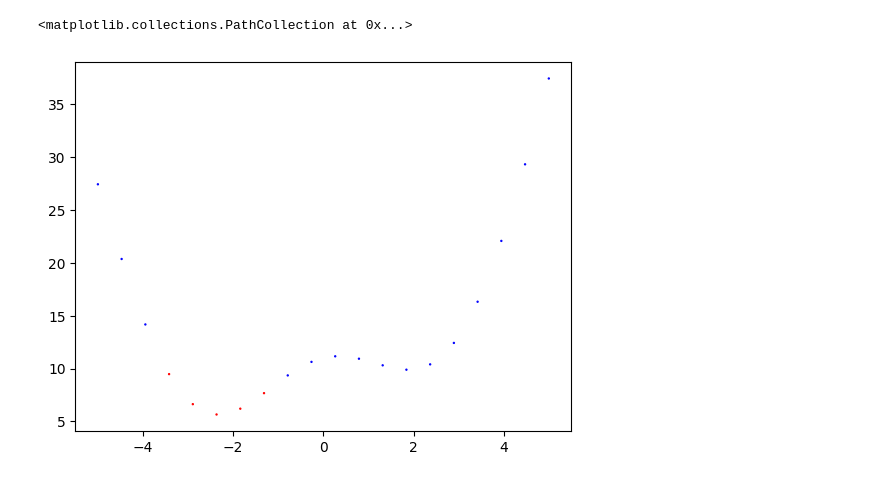
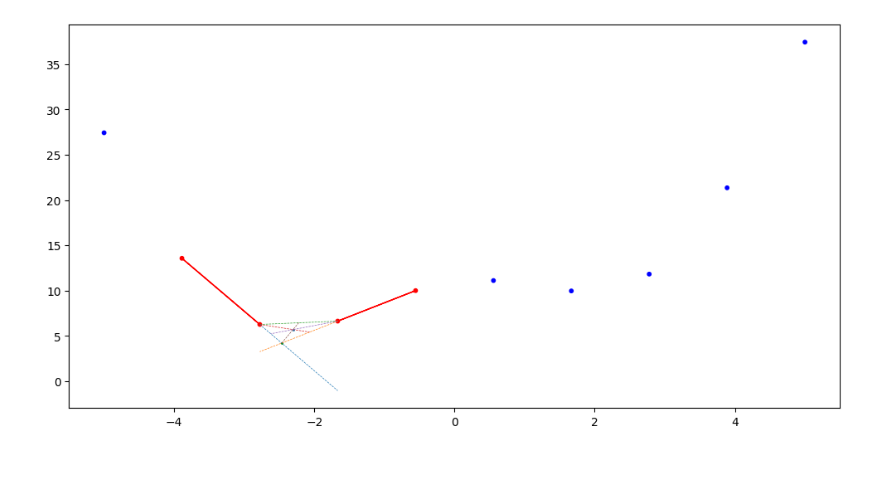
Before and after one commit to Mattizza/TGI, a Jupyter notebook: TGI.ipynb, the cells around one changed output. Drawn from its saved outputs; the diff is of its cells as text; code cells hidden in the pictures.

Commit message:
Finished code and made plots

```diff
--- a/TGI.ipynb
+++ b/TGI.ipynb
@@ -3,16 +3,5 @@
 import numpy as np
 import pandas as pd
 import matplotlib.pyplot as plt
+
+plt.rcParams["figure.figsize"] = (12, 6)
-# %%
-
-x = np.linspace(-5, 5, 20)
-y = x ** 2 + x + 5 * np.cos(x) + 6
-
-colors = ['red' if i in [3, 4, 5, 6, 7] else 'blue' for i in range(len(x))]
-
-fig, ax = plt.subplots()
-
-ax.scatter(x, y, c = colors, s = 0.5)
-# %% [output]
-<matplotlib.collections.PathCollection at 0x...>
-[figure, removed]
@@ -39,0 +44,39 @@ plt.scatter(inter[0], inter[1], c = 'green', s = 0.5)
+# %%
+def compute_intersection(x1, y1, dx1, dy1, x2, y2, dx2, dy2):
+    # Compute t1 and t2
+    t1 = (x2 - x1 + dx2 * (y1 - y2) / dy2) / (dx1 - dx2 * dy1 / dy2)
+    t2 = (y1 - y2 + t1 * dy1) / dy2
+
+    # Compute the intersection point
+    intersection_x = x1 + t1 * dx1
+    intersection_y = y1 + t1 * dy1
+
+    return intersection_x, intersection_y
+
+inter = compute_intersection(second_red[0], second_red[1], dx_arrow_1, dy_arrow_1, third_red[0], third_red[1], dx_arrow_2, dy_arrow_2)
+colors = ['red' if i in [1, 2, 3, 4] else 'blue' for i in range(len(x))]
+
+fig, ax = plt.subplots()
+
+ax.scatter(x, y, c = colors, s = 10)
+arrow_1 = ax.arrow(first_red[0], first_red[1], dx_arrow_1, dy_arrow_1, color='red')
+arrow_2 = ax.arrow(fourth_red[0], fourth_red[1], dx_arrow_2, dy_arrow_2, color='red')
+
+# Draw a line from arrow tip
+ax.plot((second_red[0], (second_red[0] + dx_arrow_1)), (second_red[1], (second_red[1] + dy_arrow_1)), linestyle = 'dashed', linewidth = 0.5)
+ax.plot((third_red[0], (third_red[0] + dx_arrow_2)), (third_red[1], (third_red[1] + dy_arrow_2)), linestyle = 'dashed', linewidth = 0.5)
+ax.plot((second_red[0], (second_red[0] + dx_3)), (second_red[1], (second_red[1] + dy_3)), linestyle = 'dashed', linewidth = 0.5)
+plt.scatter(inter[0], inter[1], c = 'green', s = 1)
+
+ax.plot((second_red[0], (inter[0] + third_red[0]) / 2), ((second_red[1], (inter[1] + third_red[1]) / 2)), linestyle = 'dashed', linewidth = 0.5)
+ax.plot((third_red[0], (inter[0] + second_red[0]) / 2), ((third_red[1], (inter[1] + second_red[1]) / 2)), linestyle = 'dashed', linewidth = 0.5)
+ax.plot((inter[0], (third_red[0] + second_red[0]) / 2), ((inter[1], (third_red[1] + second_red[1]) / 2)), linestyle = 'dashed', linewidth = 0.5)
+
+baricenter_x = np.array((second_red[0] + third_red[0] + inter[0]) / 3).reshape(1)
+baricenter_y = np.array((second_red[1] + third_red[1] + inter[1]) / 3).reshape(1)
+ax.scatter(baricenter_x, baricenter_y, s = 1)
+
+x_new = np.concatenate((x[:3], baricenter_x, x[3:]))
+y_new = np.concatenate((y[:3], baricenter_y, y[3:]))
+# %% [output]
+[figure, added]
```
Also changed, not shown: parts of 3 cells of this notebook.
